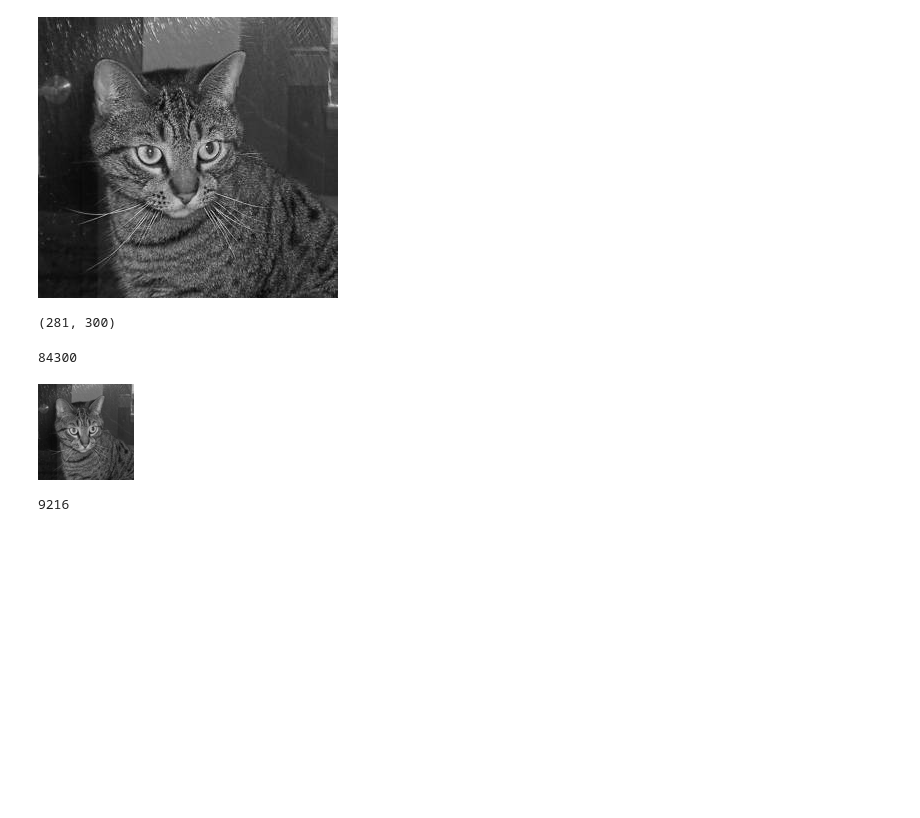
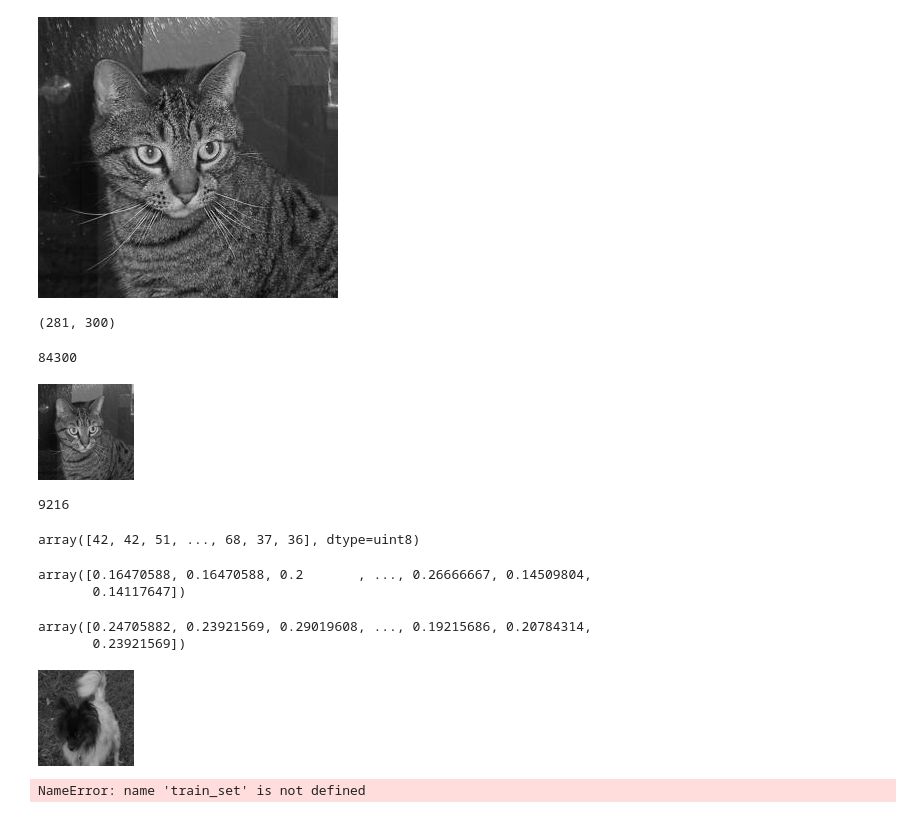
Before and after one commit to Ponhrith/Project_Practicum, a Jupyter notebook: ann.ipynb, the cells around one changed output. Saved outputs shown, nothing was run; the diff lists cells and outputs as text; code cells hidden in the pictures; blank space fills up the shorter version.

```diff
--- a/ann.ipynb
+++ b/ann.ipynb
@@ -56,3 +54,30 @@ display(gray_resized_img)
 96 * 96
 # %% [output]
 9216
+# %%
+np.ravel(gray_resized_img)
+# %% [output]
+array([42, 42, 51, ..., 68, 37, 36], dtype=uint8)
+# %%
+img_final = np.ravel(gray_resized_img) / 255.0
+img_final
+# %% [output]
+array([0.16470588, 0.16470588, 0.2       , ..., 0.26666667, 0.14509804,
+       0.14117647])
+# %%
+def process_image(img_path: str) -> np.array:
+    img = Image.open(img_path)
+    img = ImageOps.grayscale(img)
+    img = img.resize(size=(96, 96))
+    img = np.ravel(img) / 255.0
+    return img
+# %%
+test_img = process_image(img_path='data/train/Dog/10012.jpg')
+test_img
+# %% [output]
+array([0.24705882, 0.23921569, 0.29019608, ..., 0.19215686, 0.20784314,
+       0.23921569])
+# %%
+Image.fromarray(np.uint8(test_img * 255).reshape((96, 96)))
+# %% [output]
+[figure, added]
@@ -58,0 +129,4 @@ display(gray_resized_img)
+# %%
+train_set.head()
+# %% [output]
+NameError: name 'train_set' is not defined
```
Also changed, not shown: parts of 6 cells of this notebook, 1 other file.
